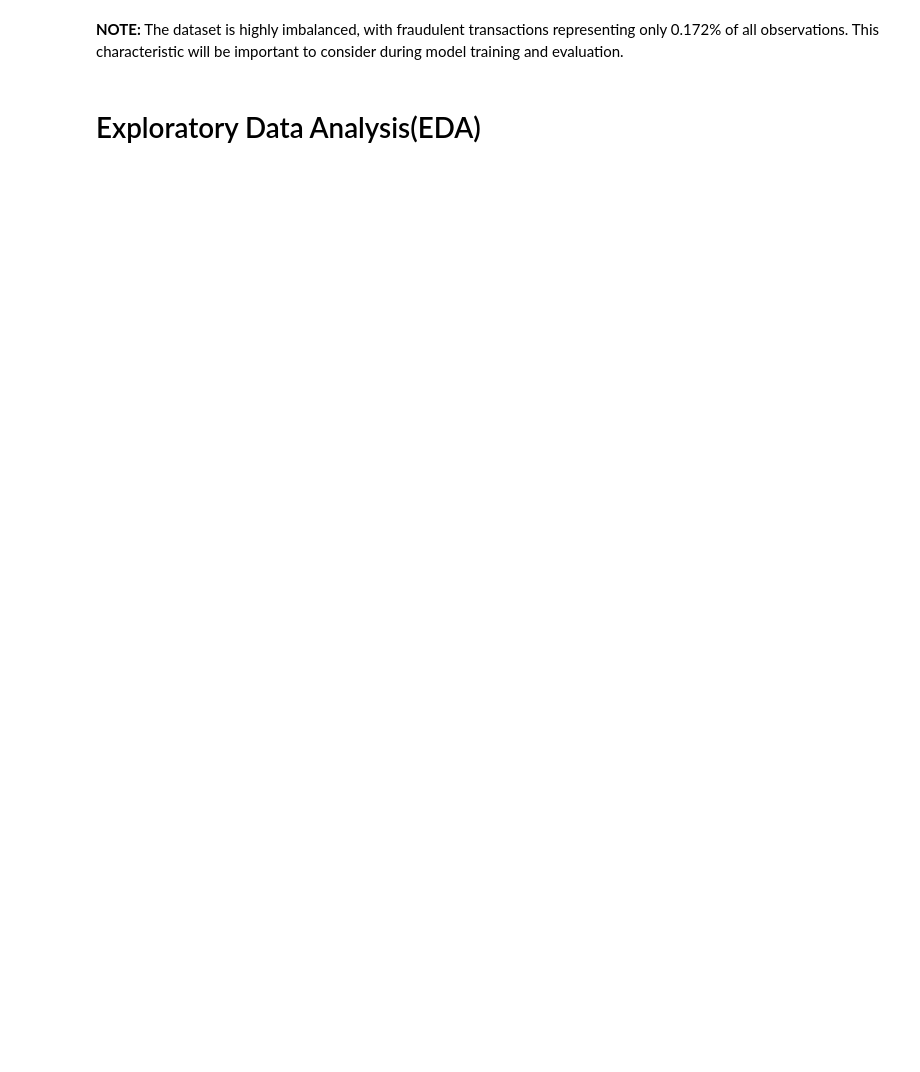
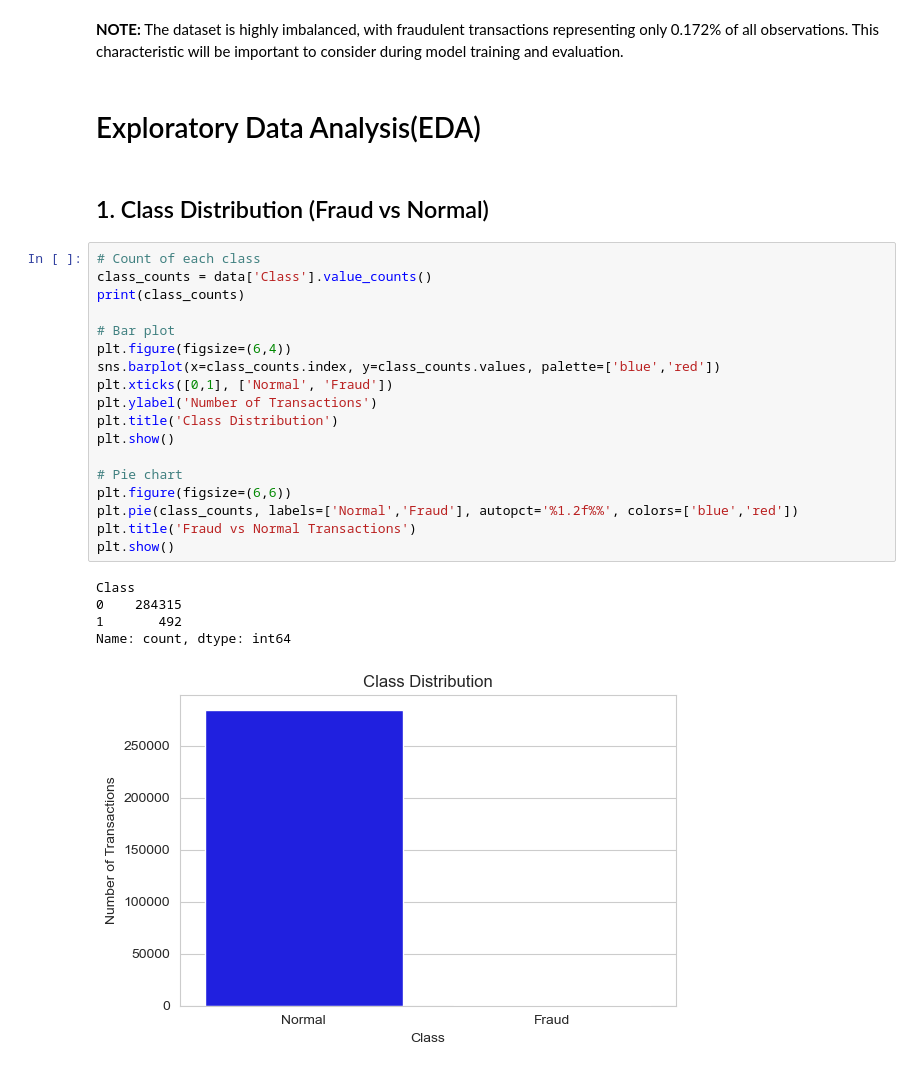
Before and after one commit to Alice-Mathenge/Credit-Card-Fraud-Detection-Analysis, a Jupyter notebook: Notebooks/Index.ipynb, the cells around one changed output. Cells and saved outputs as stored; diff of their text form; blank space fills up the shorter version.

Commit message:
Add Exploratory Data Analysis

```diff
--- a/Notebooks/Index.ipynb
+++ b/Notebooks/Index.ipynb
@@ -225,3 +247,29 @@ All features are numerical, making the dataset suitable for machine learning mod
 **NOTE:** The dataset is highly imbalanced, with fraudulent transactions representing only 0.172% of all observations. This characteristic will be important to consider during model training and evaluation.
 # %% [markdown]
 # Exploratory Data Analysis(EDA)
+# %% [markdown]
+## 1. Class Distribution (Fraud vs Normal)
+# %%
+# Count of each class
+class_counts = data['Class'].value_counts()
+print(class_counts)
+
+# Bar plot
+plt.figure(figsize=(6,4))
+sns.barplot(x=class_counts.index, y=class_counts.values, palette=['blue','red'])
+plt.xticks([0,1], ['Normal', 'Fraud'])
+plt.ylabel('Number of Transactions')
+plt.title('Class Distribution')
+plt.show()
+
+# Pie chart
+plt.figure(figsize=(6,6))
+plt.pie(class_counts, labels=['Normal','Fraud'], autopct='%1.2f%%', colors=['blue','red'])
+plt.title('Fraud vs Normal Transactions')
+plt.show()
+# %% [output]
+Class
+0    284315
+1       492
+Name: count, dtype: int64
+[figure, added]
```
Also changed, not shown: parts of 18 cells of this notebook.
